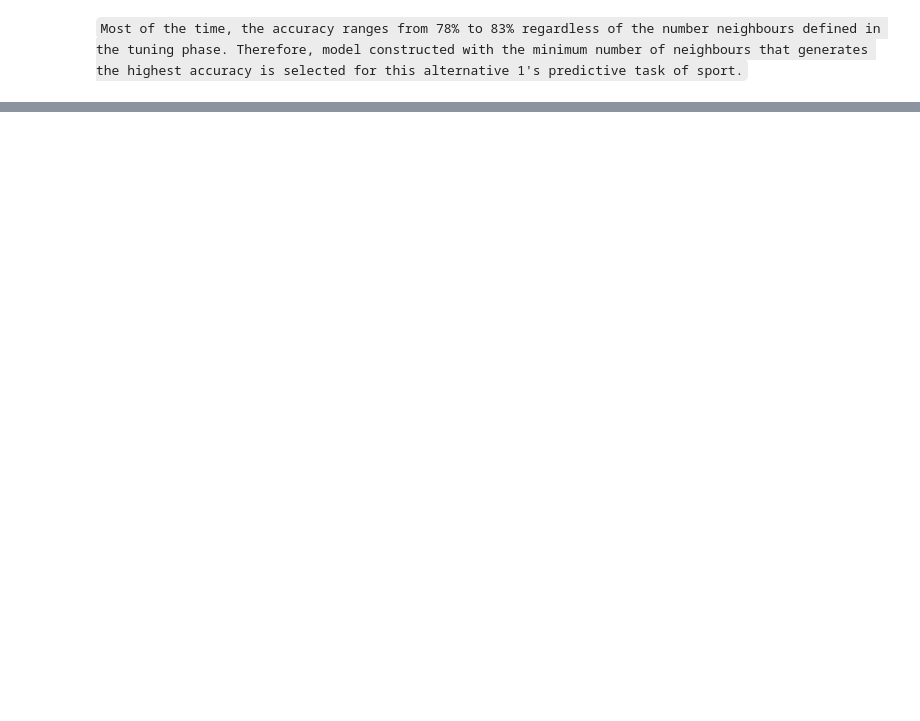
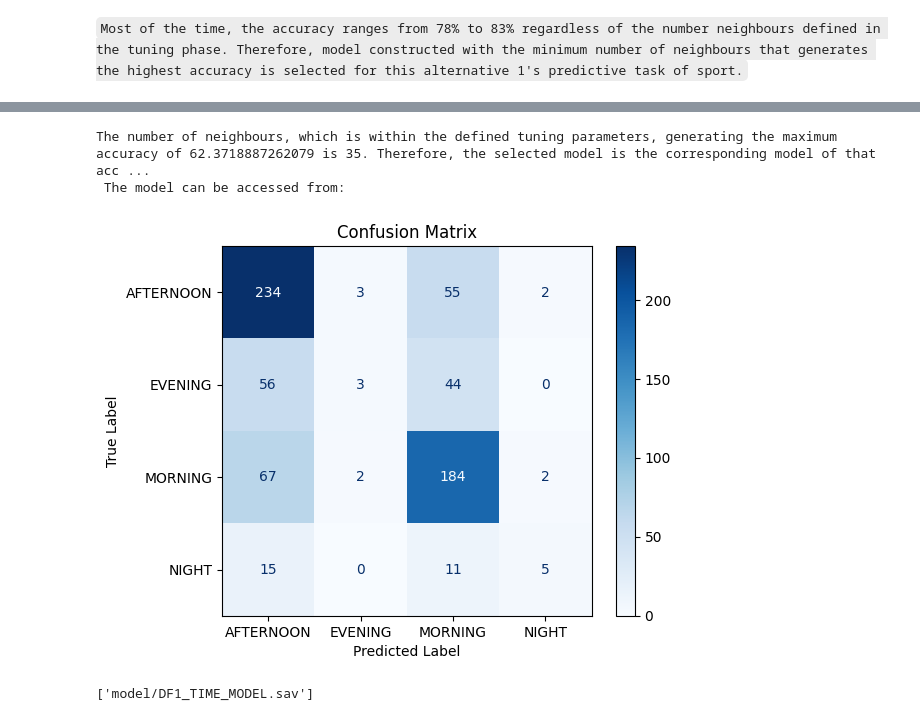
Before and after one commit to Thanhtrannd/WorkoutBigDataPredictiveModel, a Jupyter notebook: main.ipynb, the cells around one changed output, grey strips where cells are left out. Saved outputs shown, nothing was run; the diff lists cells and outputs as text; code cells hidden in the pictures; blank space fills up the shorter version.

```diff
--- a/main.ipynb
+++ b/main.ipynb
@@ -1084,0 +1104,5 @@ The number of neighbours, which is within the defined tuning parameters, generat
+# %%
+nNeighboursTuning = list(range(7, 50))
+DF1_TIME_MODEL_DICT, DF1_TIME_Ytest_pred_DICT, DF1_TIME_ACCURACY_DICT = KNNClassify(DF1_TIME_Xtrain, DF1_TIME_Xtest, DF1_TIME_Ytrain, DF1_TIME_Ytest, nNeighboursTuning)
+print("Accuracy of KNN model for predicting TIME of Alternative 1 ...\n<number of neighbours> : <accuracy>")
+printDict(DF1_TIME_ACCURACY_DICT)
@@ -1084,0 +1127,18 @@ The number of neighbours, which is within the defined tuning parameters, generat
+# %%
+DF1_TIME_MAX_ACCURACY = max(DF1_TIME_ACCURACY_DICT.values())
+DF1_TIME_MAX_ACCURACY_nNeighbours = max(DF1_TIME_ACCURACY_DICT, key=DF1_TIME_ACCURACY_DICT.get)
+print(f"The number of neighbours, which is within the defined tuning parameters, generating the maximum accuracy of {DF1_TIME_MAX_ACCURACY} is {DF1_TIME_MAX_ACCURACY_nNeighbours}. Therefore, the selected model is the corresponding model of that accuracy.\n The model can be accessed from:")
+DF1_TIME_MODEL = DF1_TIME_MODEL_DICT[DF1_TIME_MAX_ACCURACY_nNeighbours]
+DF1_TIME_Ytest_pred = DF1_TIME_Ytest_pred_DICT[DF1_TIME_MAX_ACCURACY_nNeighbours]
+DF1_TIME_ACCURACY = DF1_TIME_ACCURACY_DICT[DF1_TIME_MAX_ACCURACY_nNeighbours]
+
+plottingConfusionMatrix(DF1_TIME_MODEL, DF1_TIME_Xtest, DF1_TIME_Ytest)
+
+# Save the model to disk
+DF1_TIME_MODEL_filename = 'model/DF1_TIME_MODEL.sav'
+joblib.dump(DF1_TIME_MODEL, DF1_TIME_MODEL_filename)
+# %% [output]
+The number of neighbours, which is within the defined tuning parameters, generating the maximum accuracy of 62.3718887262079 is 35. Therefore, the selected model is the corresponding model of that acc ...
+ The model can be accessed from:
+[figure, added]
+['model/DF1_TIME_MODEL.sav']
```
Also changed, not shown: parts of 11 cells of this notebook, 14 other files.
